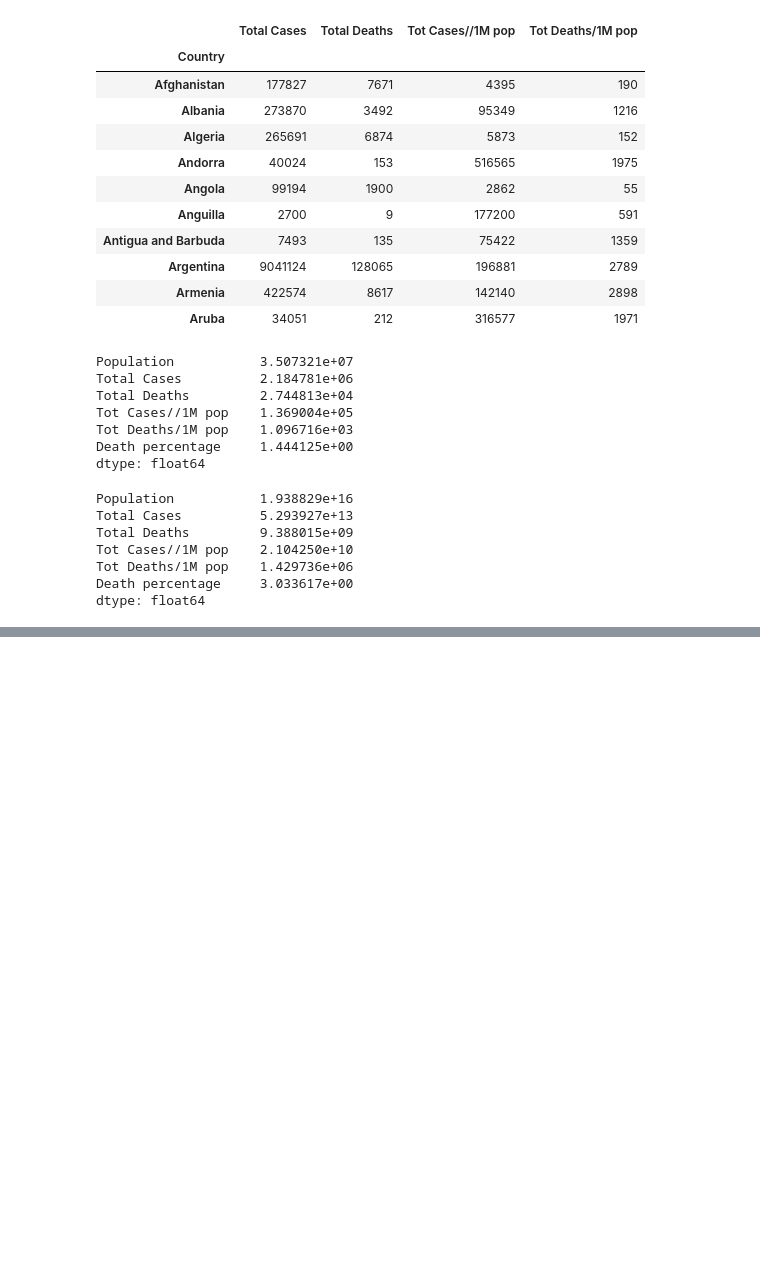
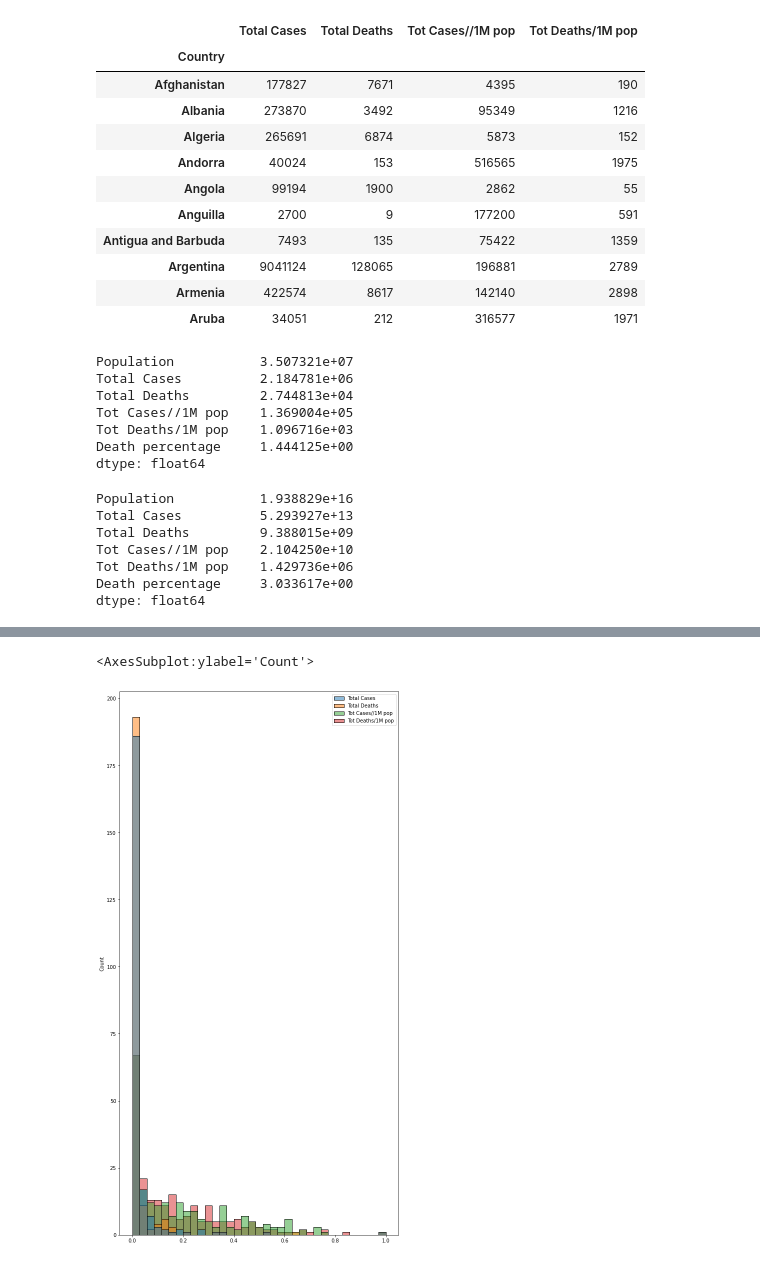
Before and after one commit to art1k20/ds_labs, a Jupyter notebook: kursova.ipynb, the cells around one changed output, grey strips where cells are left out. Drawn from its saved outputs; the diff is of its cells as text; code cells hidden in the pictures; blank space fills up the shorter version.

```diff
--- a/kursova.ipynb
+++ b/kursova.ipynb
@@ -71,0 +133,7 @@ dtype: float64
+# %%
+
+plt.figure(figsize=(10,20))
+sns.histplot(data= scaled_data)
+# %% [output]
+<AxesSubplot:ylabel='Count'>
+[figure, added]
```
Also changed, not shown: parts of 4 cells of this notebook.
